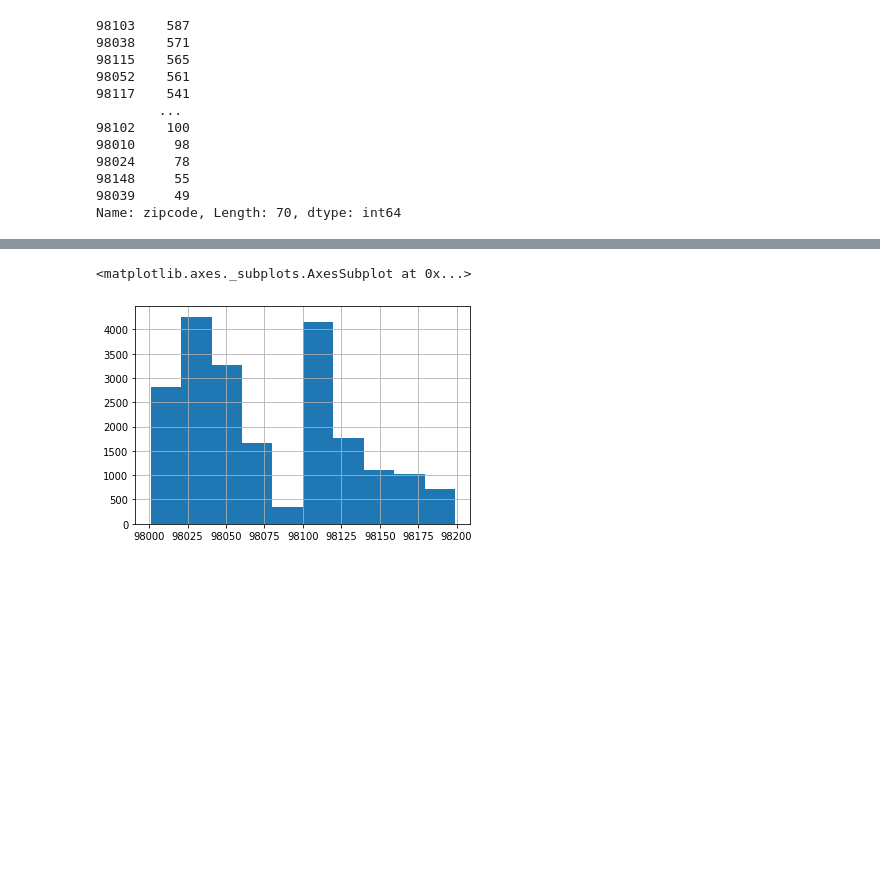
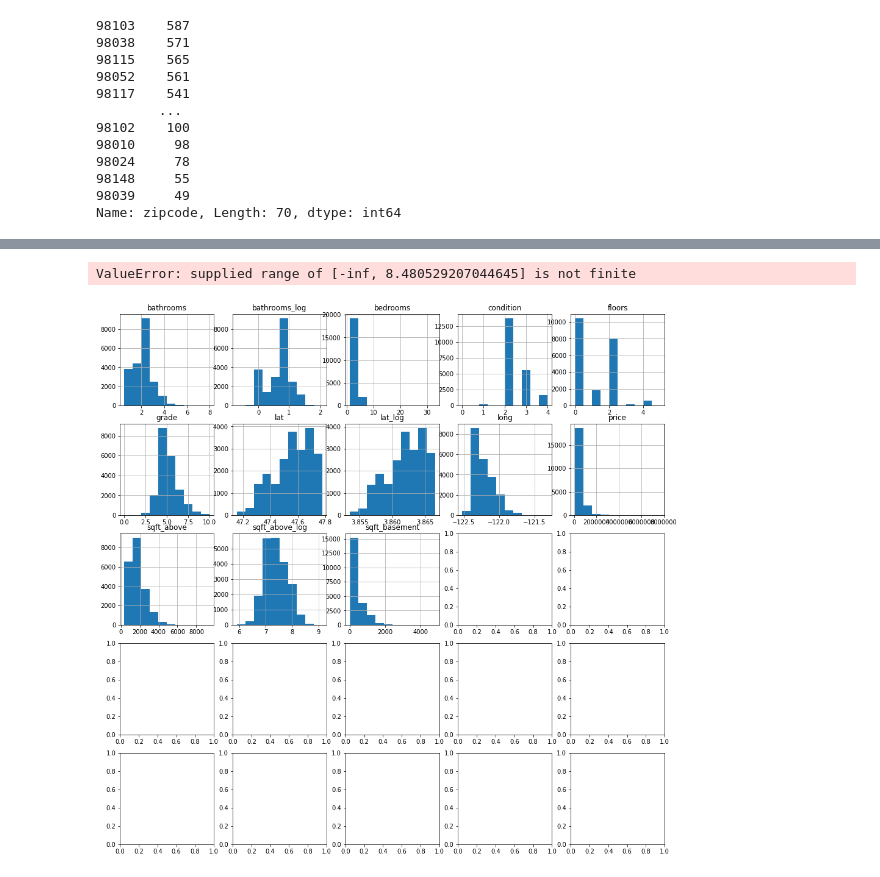
Before and after one commit to andiosika/dsc-v2-mod1-final-project-online-ds-pt-100719, a Jupyter notebook: student.ipynb, the cells around one changed output, grey strips where cells are left out. Cells and saved outputs as stored; diff of their text form; code cells hidden in the pictures; blank space fills up the shorter version.

```diff
--- a/student.ipynb
+++ b/student.ipynb
@@ -419,0 +552,6 @@ Name: zipcode, Length: 21082, dtype: int64
+# %%
+kc['zip_bins'] = bins_zip
+# %%
+cat_zip_bins1 = kc['zip_bins'].astype('category')
+coded_zip_bins1 = cat_zip_bins1.cat.codes
+kc['zip_bins'] = coded_zip_bins1
@@ -419,0 +569,4 @@ Name: zipcode, Length: 21082, dtype: int64
+# %%
+cat_zip = kc['zipcode'].astype('category')
+coded_zip = cat_zip.cat.codes
+kc['zip_cats'] = coded_zip
@@ -420,5 +649,10 @@ Name: zipcode, Length: 21082, dtype: int64
+# %%
+log_cols = ['']
+
+for col in log_cols:
+    kc[col+ '_log'] = np.log(kc[col])
 # %%
-kc['zipcode'].hist()
+kc.hist();
 # %% [output]
-<matplotlib.axes._subplots.AxesSubplot at 0x...>
+ValueError: supplied range of [-inf, 8.480529207044645] is not finite
-[figure, old version]
+[figure, new version]
```
Also changed, not shown: parts of 49 cells of this notebook.
